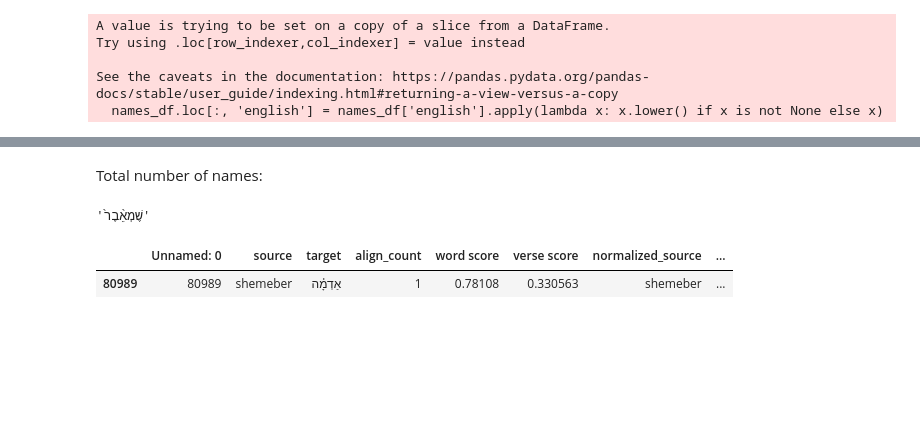
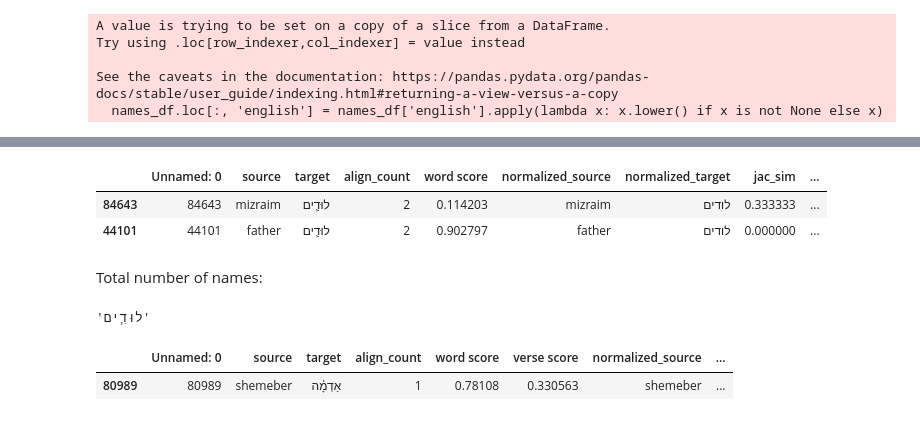
Before and after one commit to sil-ai/aqua-api, a Jupyter notebook: pipelines/scripts/word_alignment/Name alignment test.ipynb, the cells around one changed output, grey strips where cells are left out. Drawn from its saved outputs; the diff is of its cells as text; code cells hidden in the pictures; blank space fills up the shorter version.

```diff
--- a/pipelines/scripts/word_alignment/Name alignment test.ipynb
+++ b/pipelines/scripts/word_alignment/Name alignment test.ipynb
@@ -222,9 +252,15 @@ candidate_df[candidate_df.apply(lambda x: x['normalized_source'] in list(candida
+# %%
+candidate_df[candidate_df.apply(lambda x: x['normalized_source'] in list(candidate_words), axis=1)].sort_values('total_score', ascending=False)
+# %% [output]
+|  | Unnamed: 0 | source | target | align_count | word score | normalized_source | normalized_target | jac_sim | ... |
+| 84643 | 84643 | mizraim | לוּדִ֧ים | 2 | 0.114203 | mizraim | לודים | 0.333333 | ... |
+| 44101 | 44101 | father | לוּדִ֧ים | 2 | 0.902797 | father | לודים | 0.000000 | ... |
 # %% [markdown]
 Total number of names:
-# %%
-word
-# %% [output]
-'שֶׁמְאֵ֨בֶר֙'
+# %%
+word
+# %% [output]
+'לוּדִ֧ים'
 # %%
 df[df['source'] == 'shemeber']
 # %% [output]
```
Also changed, not shown: parts of 24 cells of this notebook, 7 other files.
